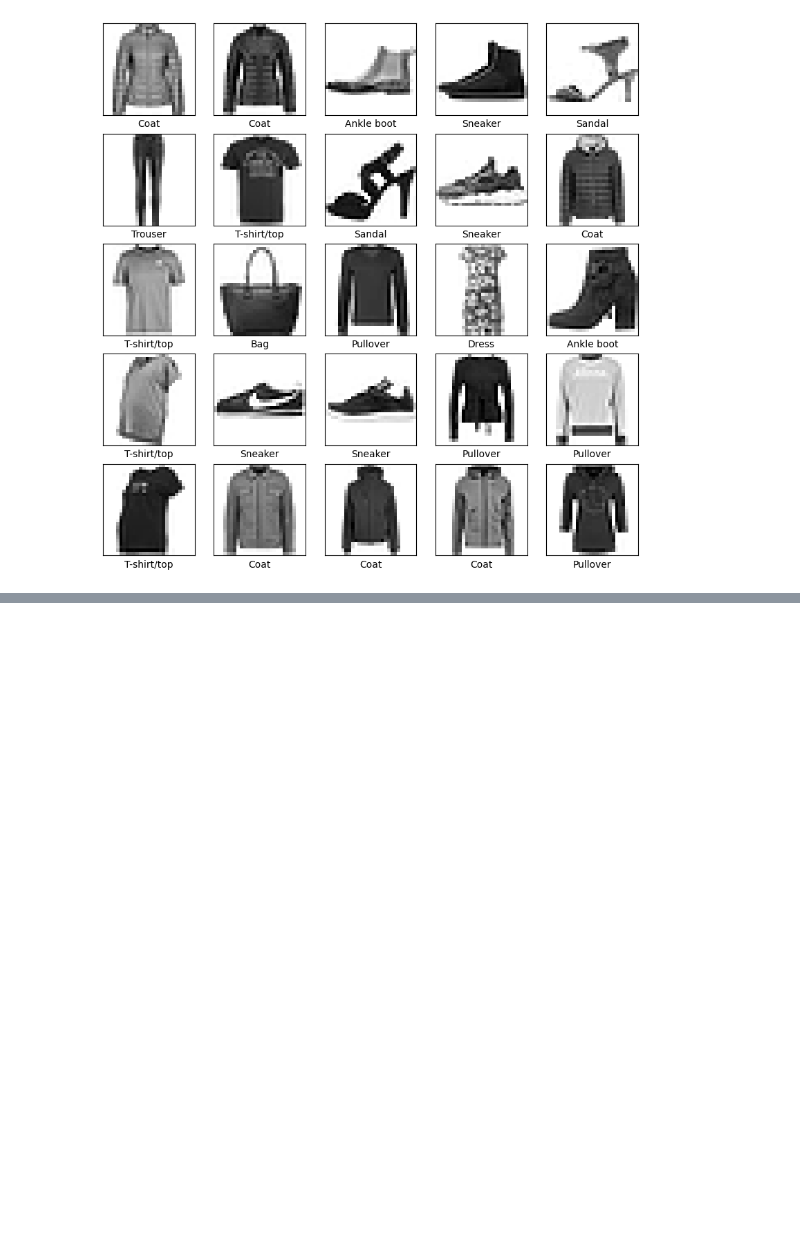
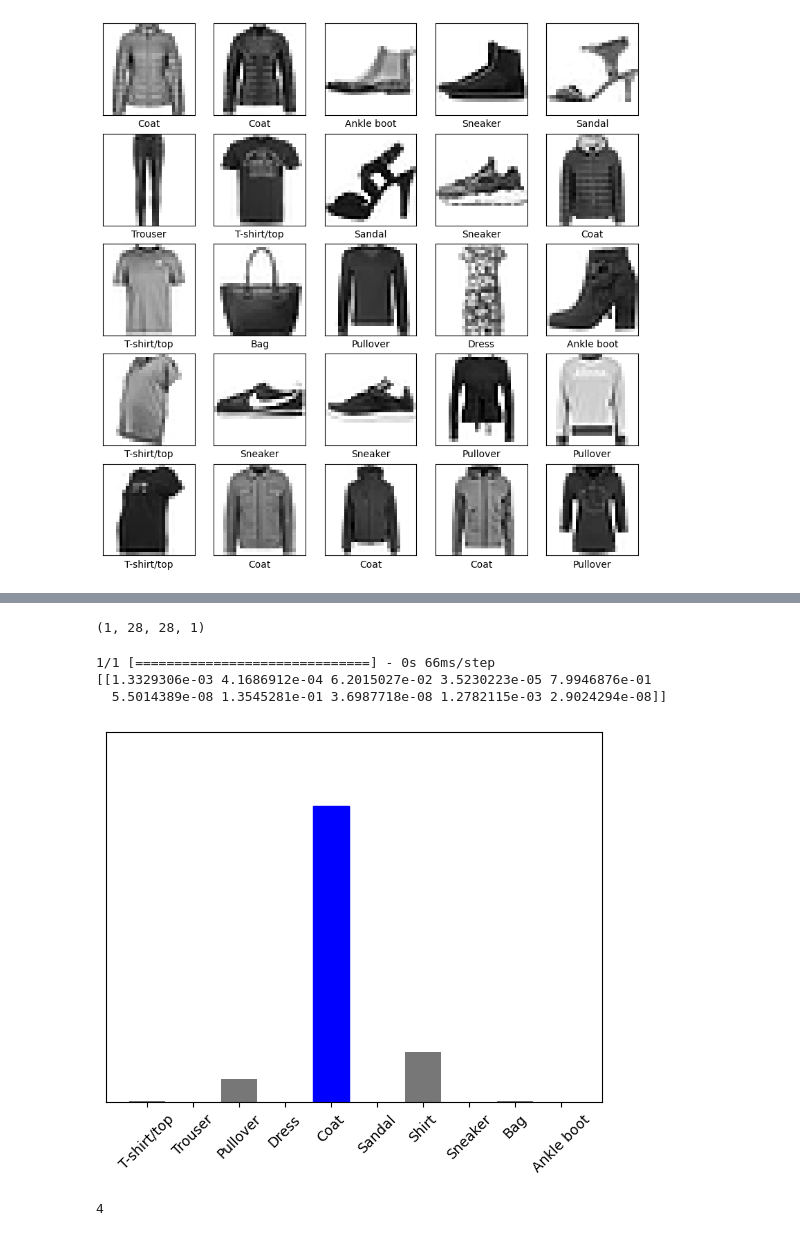
Before and after one commit to oseghr/MachineLearning, a Jupyter notebook: classifying_clothing_images.ipynb, the cells around one changed output, grey strips where cells are left out. Cells and saved outputs as stored; diff of their text form; code cells hidden in the pictures; blank space fills up the shorter version.

```diff
--- a/classifying_clothing_images.ipynb
+++ b/classifying_clothing_images.ipynb
@@ -206,0 +228,24 @@ plt.show()
+# %%
+img = (np.expand_dims(img,0))
+
+print(img.shape)
+# %% [output]
+(1, 28, 28, 1)
+# %%
+predictions_single = model.predict(img)
+
+print(predictions_single)
+# %% [output]
+1/1 [==============================] - 0s 66ms/step
+[[1.3329306e-03 4.1686912e-04 6.2015027e-02 3.5230223e-05 7.9946876e-01
+  5.5014389e-08 1.3545281e-01 3.6987718e-08 1.2782115e-03 2.9024294e-08]]
+# %%
+plot_value_array(1, predictions_single[0], test_labels)
+_ = plt.xticks(range(10), class_names, rotation=45)
+plt.show()
+# %% [output]
+[figure, added]
+# %%
+np.argmax(predictions_single[0])
+# %% [output]
+4
```
Also changed, not shown: parts of 9 cells of this notebook.
